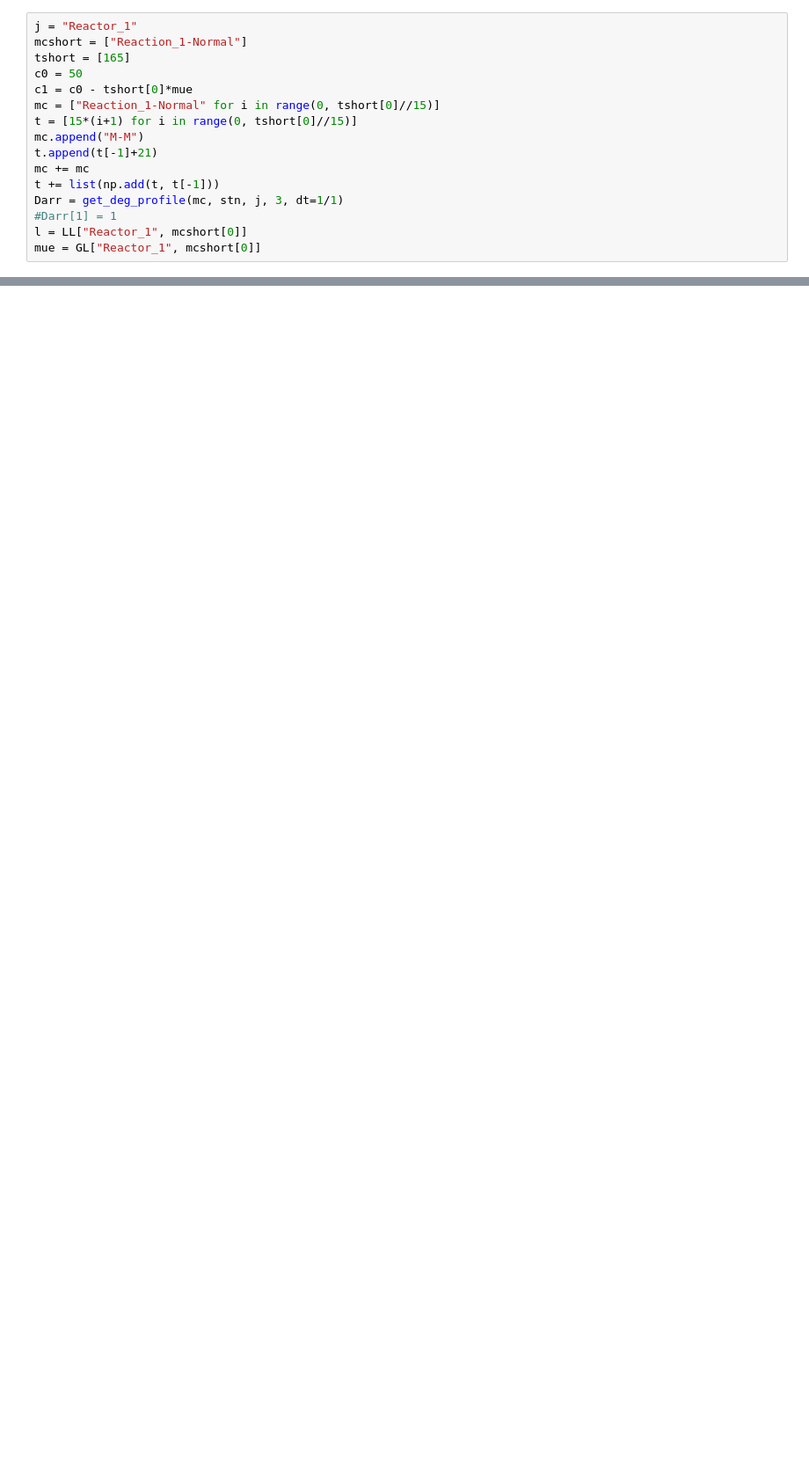
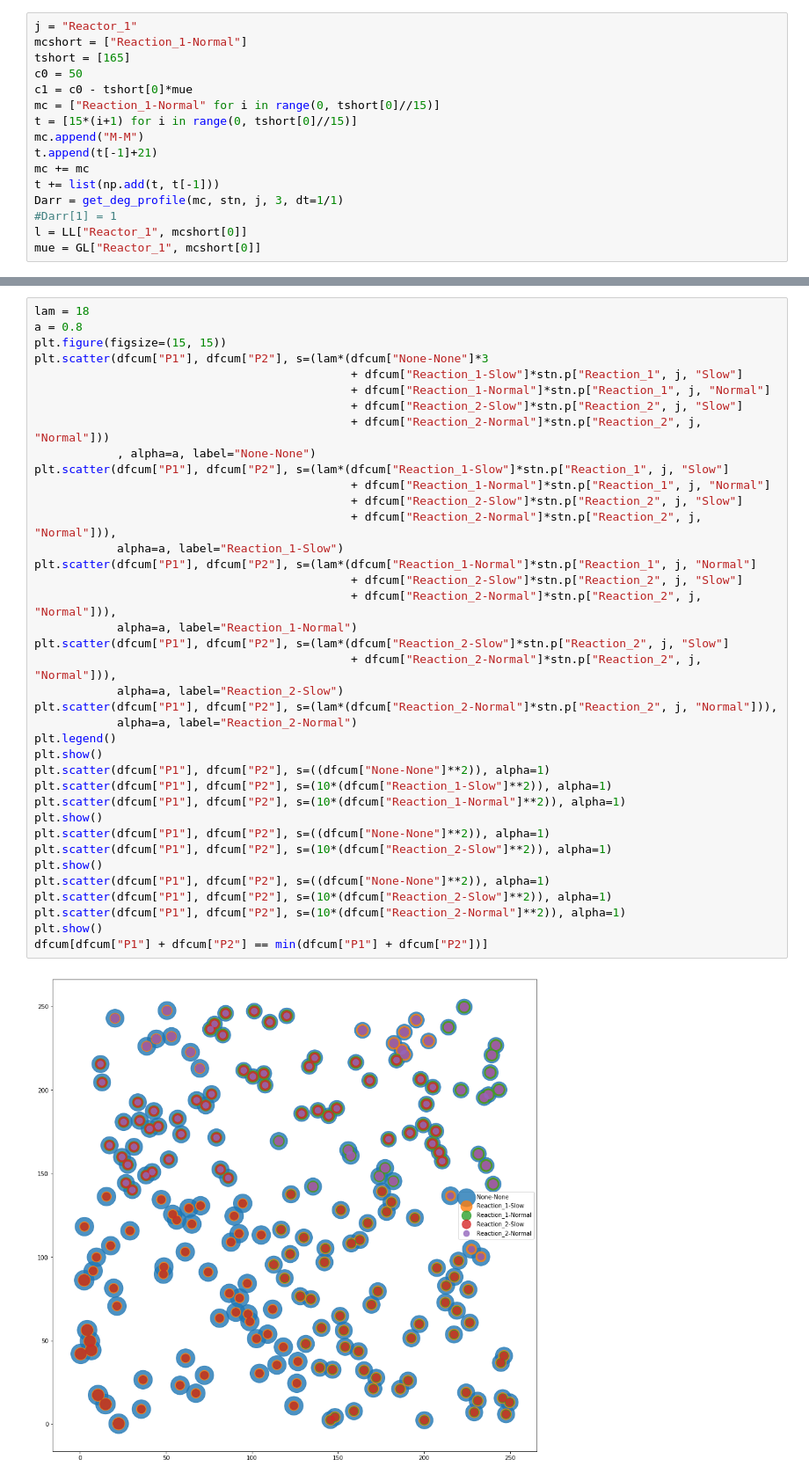
Before and after one commit to johwiebe/stn, a Jupyter notebook: STN/getMC.ipynb, the cells around one changed output, grey strips where cells are left out. Shown at 88% size. Saved outputs shown, nothing was run; the diff lists cells and outputs as text; blank space fills up the shorter version.

```diff
--- a/STN/getMC.ipynb
+++ b/STN/getMC.ipynb
@@ -755,0 +618,40 @@ plt.scatter((dfcum["S4"]), dfcum[tm])
+# %%
+lam = 18
+a = 0.8
+plt.figure(figsize=(15, 15))
+plt.scatter(dfcum["P1"], dfcum["P2"], s=(lam*(dfcum["None-None"]*3
+                                              + dfcum["Reaction_1-Slow"]*stn.p["Reaction_1", j, "Slow"]
+                                              + dfcum["Reaction_1-Normal"]*stn.p["Reaction_1", j, "Normal"]
+                                              + dfcum["Reaction_2-Slow"]*stn.p["Reaction_2", j, "Slow"]
+                                              + dfcum["Reaction_2-Normal"]*stn.p["Reaction_2", j, "Normal"]))
+            , alpha=a, label="None-None")
+plt.scatter(dfcum["P1"], dfcum["P2"], s=(lam*(dfcum["Reaction_1-Slow"]*stn.p["Reaction_1", j, "Slow"]
+                                              + dfcum["Reaction_1-Normal"]*stn.p["Reaction_1", j, "Normal"]
+                                              + dfcum["Reaction_2-Slow"]*stn.p["Reaction_2", j, "Slow"]
+                                              + dfcum["Reaction_2-Normal"]*stn.p["Reaction_2", j, "Normal"])),
+            alpha=a, label="Reaction_1-Slow")
+plt.scatter(dfcum["P1"], dfcum["P2"], s=(lam*(dfcum["Reaction_1-Normal"]*stn.p["Reaction_1", j, "Normal"]
+                                              + dfcum["Reaction_2-Slow"]*stn.p["Reaction_2", j, "Slow"]
+                                              + dfcum["Reaction_2-Normal"]*stn.p["Reaction_2", j, "Normal"])),
+            alpha=a, label="Reaction_1-Normal")
+plt.scatter(dfcum["P1"], dfcum["P2"], s=(lam*(dfcum["Reaction_2-Slow"]*stn.p["Reaction_2", j, "Slow"]
+                                              + dfcum["Reaction_2-Normal"]*stn.p["Reaction_2", j, "Normal"])),
+            alpha=a, label="Reaction_2-Slow")
+plt.scatter(dfcum["P1"], dfcum["P2"], s=(lam*(dfcum["Reaction_2-Normal"]*stn.p["Reaction_2", j, "Normal"])),
+            alpha=a, label="Reaction_2-Normal")
+plt.legend()
+plt.show()
+plt.scatter(dfcum["P1"], dfcum["P2"], s=((dfcum["None-None"]**2)), alpha=1)
+plt.scatter(dfcum["P1"], dfcum["P2"], s=(10*(dfcum["Reaction_1-Slow"]**2)), alpha=1)
+plt.scatter(dfcum["P1"], dfcum["P2"], s=(10*(dfcum["Reaction_1-Normal"]**2)), alpha=1)
+plt.show()
+plt.scatter(dfcum["P1"], dfcum["P2"], s=((dfcum["None-None"]**2)), alpha=1)
+plt.scatter(dfcum["P1"], dfcum["P2"], s=(10*(dfcum["Reaction_2-Slow"]**2)), alpha=1)
+plt.show()
+plt.scatter(dfcum["P1"], dfcum["P2"], s=((dfcum["None-None"]**2)), alpha=1)
+plt.scatter(dfcum["P1"], dfcum["P2"], s=(10*(dfcum["Reaction_2-Slow"]**2)), alpha=1)
+plt.scatter(dfcum["P1"], dfcum["P2"], s=(10*(dfcum["Reaction_2-Normal"]**2)), alpha=1)
+plt.show()
+dfcum[dfcum["P1"] + dfcum["P2"] == min(dfcum["P1"] + dfcum["P2"])]
+# %% [output]
+[figure, added]
```
Also changed, not shown: parts of 34 cells of this notebook, 11 other files.
